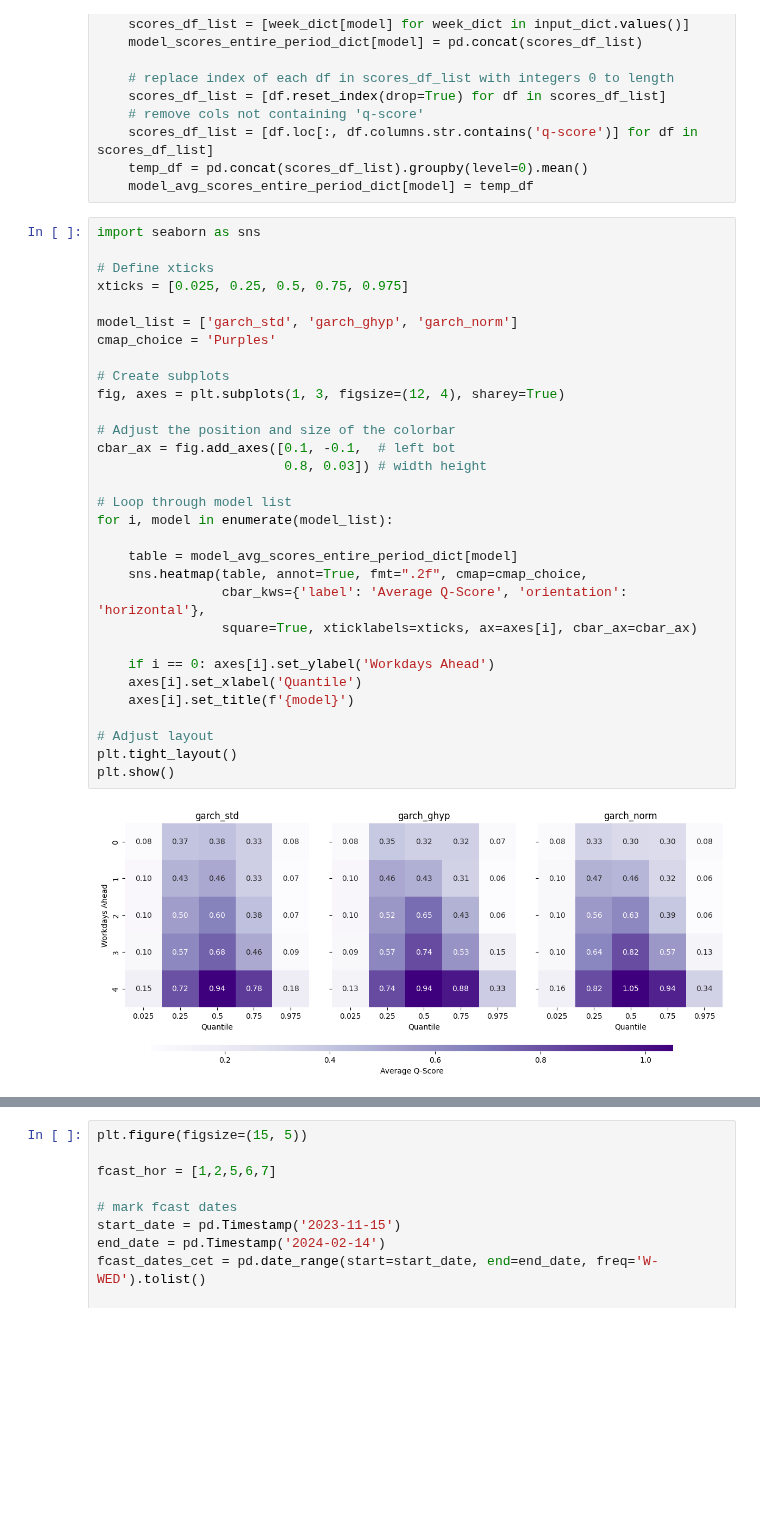
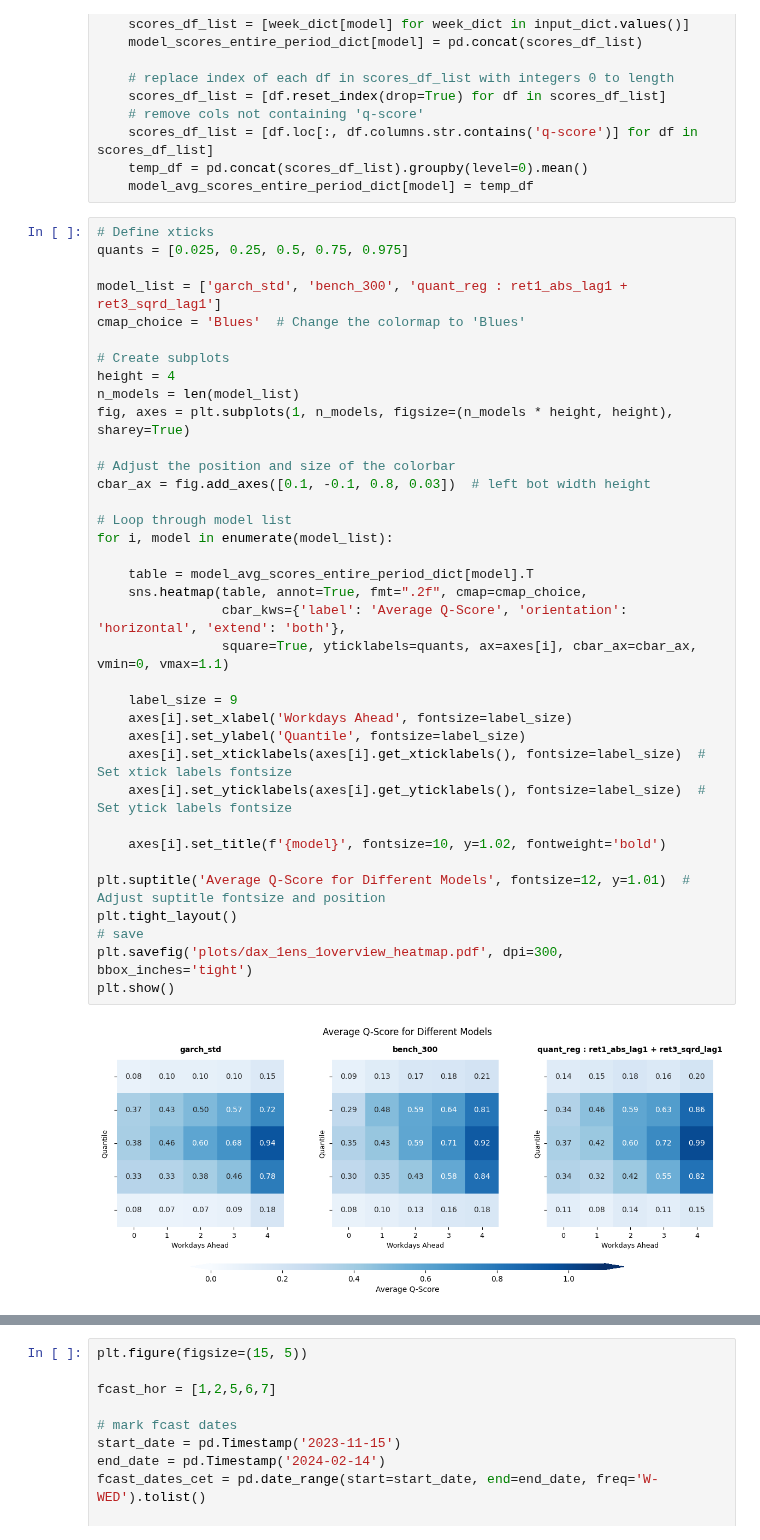
Before and after one commit to hikotei/2023_11-PTSFC, a Jupyter notebook: energy/2024_03_30 !!! plot n eval DAX ens.ipynb, the cells around one changed output, grey strips where cells are left out. Saved outputs shown, nothing was run; the diff lists cells and outputs as text; blank space fills up the shorter version.

Commit message:
plots

```diff
--- a/energy/2024_03_30 !!! plot n eval DAX ens.ipynb
+++ b/energy/2024_03_30 !!! plot n eval DAX ens.ipynb
@@ -252,38 +253,43 @@ for model in model_list:
     temp_df = pd.concat(scores_df_list).groupby(level=0).mean()
     model_avg_scores_entire_period_dict[model] = temp_df
 # %%
-import seaborn as sns
+# Define xticks
+quants = [0.025, 0.25, 0.5, 0.75, 0.975]
 
-# Define xticks
-xticks = [0.025, 0.25, 0.5, 0.75, 0.975]
-
-model_list = ['garch_std', 'garch_ghyp', 'garch_norm']
-cmap_choice = 'Purples'
+model_list = ['garch_std', 'bench_300', 'quant_reg : ret1_abs_lag1 + ret3_sqrd_lag1']
+cmap_choice = 'Blues'  # Change the colormap to 'Blues'
 
 # Create subplots
-fig, axes = plt.subplots(1, 3, figsize=(12, 4), sharey=True)
+height = 4
+n_models = len(model_list)
+fig, axes = plt.subplots(1, n_models, figsize=(n_models * height, height), sharey=True)
 
 # Adjust the position and size of the colorbar
-cbar_ax = fig.add_axes([0.1, -0.1,  # left bot
-                        0.8, 0.03]) # width height
+cbar_ax = fig.add_axes([0.1, -0.1, 0.8, 0.03])  # left bot width height
 
 # Loop through model list
 for i, model in enumerate(model_list):
 
-    table = model_avg_scores_entire_period_dict[model]
+    table = model_avg_scores_entire_period_dict[model].T
     sns.heatmap(table, annot=True, fmt=".2f", cmap=cmap_choice,
-                cbar_kws={'label': 'Average Q-Score', 'orientation': 'horizontal'},
-                square=True, xticklabels=xticks, ax=axes[i], cbar_ax=cbar_ax)
+                cbar_kws={'label': 'Average Q-Score', 'orientation': 'horizontal', 'extend': 'both'},
+                square=True, yticklabels=quants, ax=axes[i], cbar_ax=cbar_ax, vmin=0, vmax=1.1)
 
-    if i == 0: axes[i].set_ylabel('Workdays Ahead')
-    axes[i].set_xlabel('Quantile')
-    axes[i].set_title(f'{model}')
+    label_size = 9
+    axes[i].set_xlabel('Workdays Ahead', fontsize=label_size)
+    axes[i].set_ylabel('Quantile', fontsize=label_size)
+    axes[i].set_xticklabels(axes[i].get_xticklabels(), fontsize=label_size)  # Set xtick labels fontsize
+    axes[i].set_yticklabels(axes[i].get_yticklabels(), fontsize=label_size)  # Set ytick labels fontsize
 
-# Adjust layout
+    axes[i].set_title(f'{model}', fontsize=10, y=1.02, fontweight='bold')
+
+plt.suptitle('Average Q-Score for Different Models', fontsize=12, y=1.01)  # Adjust suptitle fontsize and position
 plt.tight_layout()
+# save
+plt.savefig('plots/dax_1ens_1overview_heatmap.pdf', dpi=300, bbox_inches='tight')
 plt.show()
 # %% [output]
-[figure, old version]
+[figure, new version]
 # %%
 plt.figure(figsize=(15, 5))
 
```
Also changed, not shown: parts of 2 cells of this notebook, 1 other file.
